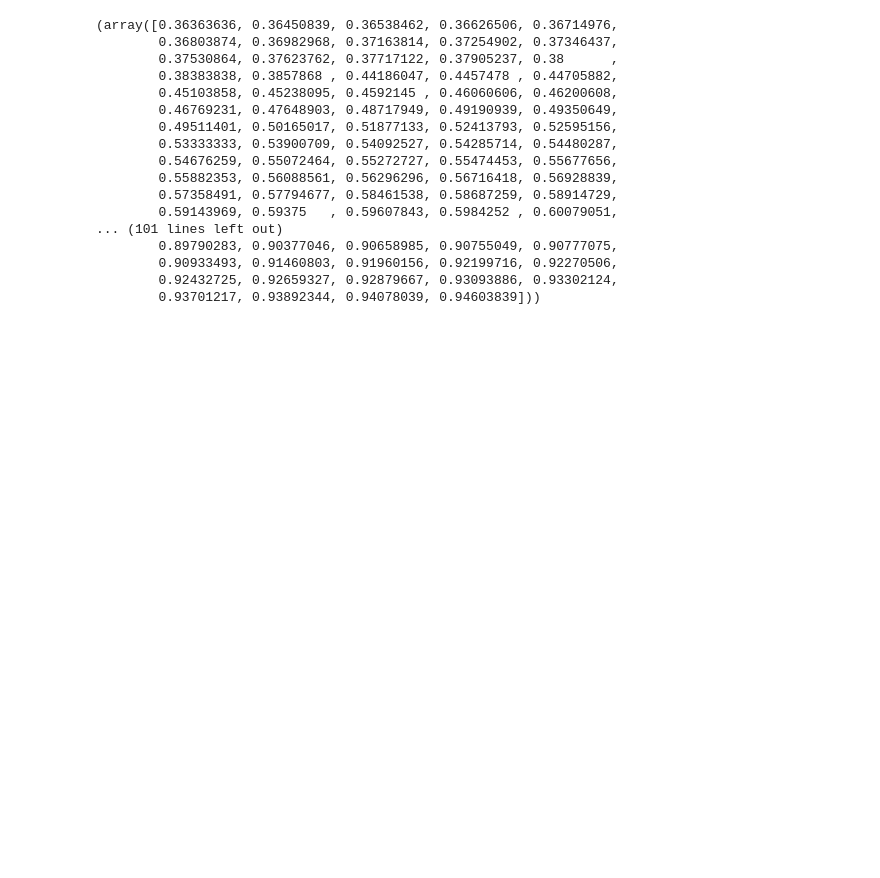
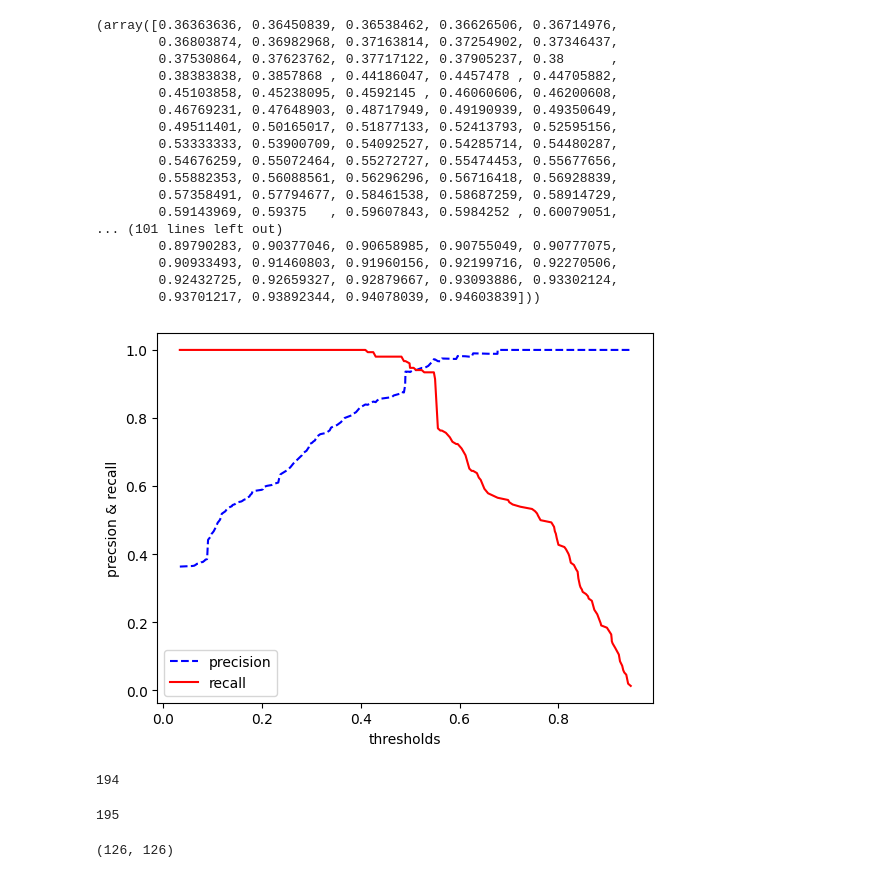
Before and after one commit to kbigdata0010/ml, a Jupyter notebook: 분류평가.ipynb, the cells around one changed output. Cells and saved outputs as stored; diff of their text form; code cells hidden in the pictures; blank space fills up the shorter version.

```diff
--- a/분류평가.ipynb
+++ b/분류평가.ipynb
@@ -234,3 +234,23 @@ precision , recall, thresholds
         0.90933493, 0.91460803, 0.91960156, 0.92199716, 0.92270506,
         0.92432725, 0.92659327, 0.92879667, 0.93093886, 0.93302124,
         0.93701217, 0.93892344, 0.94078039, 0.94603839]))
+# %%
+# matplotlib.pyplot.plot
+import matplotlib.pyplot as plt
+
+plt.plot(thresholds , precision[:-1] , 'b--' , label="precision")
+plt.plot(thresholds , recall[:-1] , 'r-', label="recall")
+plt.xlabel("thresholds")
+plt.ylabel("precsion & recall")
+plt.legend()
+plt.show()
+# %% [output]
+[figure, added]
+# %%
+len(thresholds)
+# %% [output]
+194
+# %%
+len(recall)
+# %% [output]
+195
@@ -236,0 +261,4 @@ precision , recall, thresholds
+# %%
+len(fprs) , len(tprs)
+# %% [output]
+(126, 126)
```
Also changed, not shown: parts of 3 cells of this notebook.
